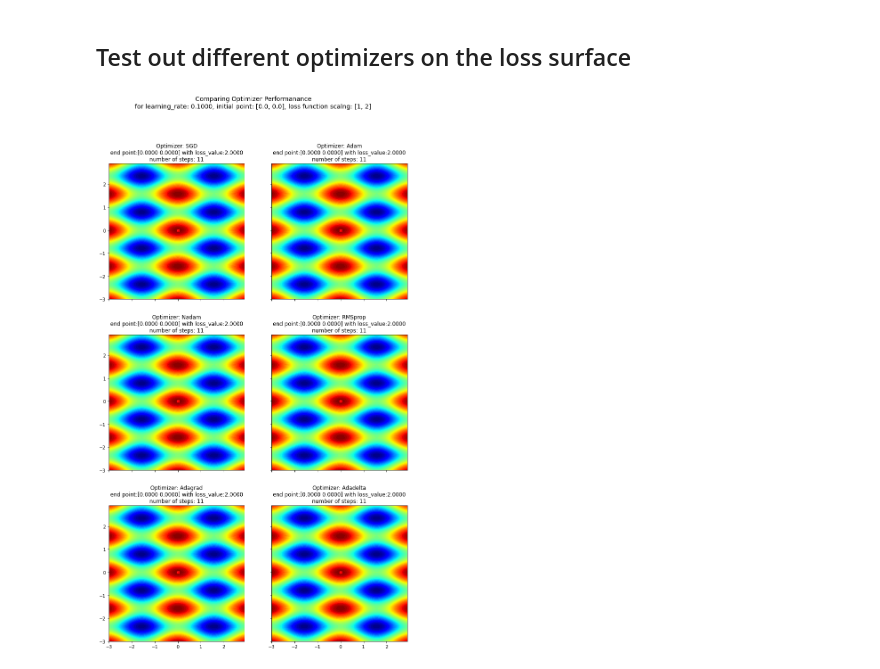
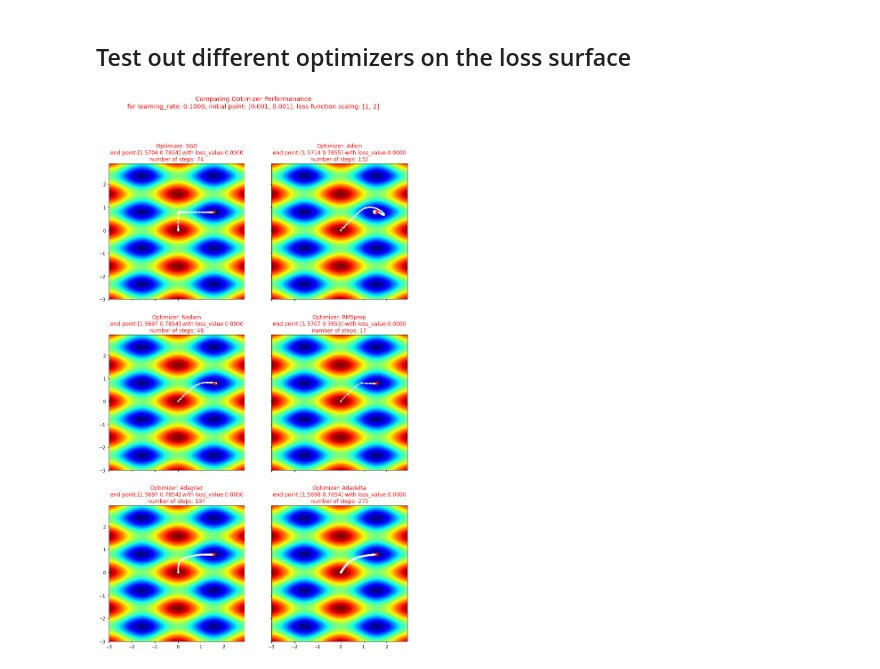
Before and after one commit to jimthompson5802/tf2_playground, a Jupyter notebook: optimizers/optimizer_playground.ipynb, the cells around one changed output. Saved outputs shown, nothing was run; the diff lists cells and outputs as text; code cells hidden in the pictures.

Commit message:
feat: make titles readable on dark mode and white background

```diff
--- a/optimizers/optimizer_playground.ipynb
+++ b/optimizers/optimizer_playground.ipynb
@@ -23,11 +23,11 @@ def loss_function1(x):
 # select loss function to use
 loss_function = loss_function1
 # %%
-IMAGE_DIR = './images/multi-modal3'
+IMAGE_DIR = './images/multi-modal2'
 AXIS_LIMIT = 3
 MAX_ITERATIONS = 1000
 LEARNING_RATE = 0.1
-INITIAL_POINT = [0.000, 0.000] #[0.001, 0.001] #[1.5, 0.01] #[1.7, -1.5]
+INITIAL_POINT = [0.001, 0.001] #[0.001, 0.001] #[1.5, 0.01] #[1.7, -1.5]
 LOSS_FUNCTION_DIMENSION_SCALING = [1, 2]
 OPTIMIZERS = [
     tf.keras.optimizers.SGD(learning_rate=LEARNING_RATE),
@@ -113,33 +113,33 @@ for idx, optimizer in enumerate(OPTIMIZERS):
     # consolidate the trajectory the optimizer
     trajectory = np.stack(trajectory_points)
 
     # generate subplot for this optimizer
     # add contour plot
     plt_ax.contourf(t_list[0], t_list[1], loss_surface, levels=50, cmap='jet')
 
     # overlay optimizer trajectory path
     plt_ax.plot(trajectory[:,0], trajectory[:,1], '.-', color='w')
 
     # plot final point
     plt_ax.plot(trajectory[-1, 0], trajectory[-1, 1], 'X', color='r')
 
     # add title for subplot
     plot_title = 'Optimizer: ' + optimizer._name
     plot_title += '\nend point:' + np.array2string(trajectory[-1],
                                            formatter={'float': lambda x: "%.4f" % x})
     plot_title += ' with loss_value:' + np.array2string(loss_function(trajectory[-1]).numpy(),
                                                    formatter={'float': lambda x: "%.4f" % x})
     plot_title += '\nnumber of steps: ' + '%d' % len(trajectory)
-    plt_ax.set_title(plot_title)
+    plt_ax.set_title(plot_title, color='r')
 
 # display all the subplots
 sup_title = 'Comparing Optimizer Performanance'
 sup_title += '\nfor learning_rate: %.4f' % LEARNING_RATE
 sup_title += ', initial point: ' + str(INITIAL_POINT)
 sup_title += ', loss function scalng: ' + str(LOSS_FUNCTION_DIMENSION_SCALING)
-plt.suptitle(sup_title, fontsize=14)
+plt.suptitle(sup_title, fontsize=14, color='r')
 if IMAGE_DIR is not None:
     plt.savefig(os.path.join(IMAGE_DIR, 'optimizer_plots.png'))
 plt.show()
 # %% [output]
-[figure, old version]
+[figure, new version]
```
Also changed, not shown: parts of 1 cell of this notebook, 15 other files.
